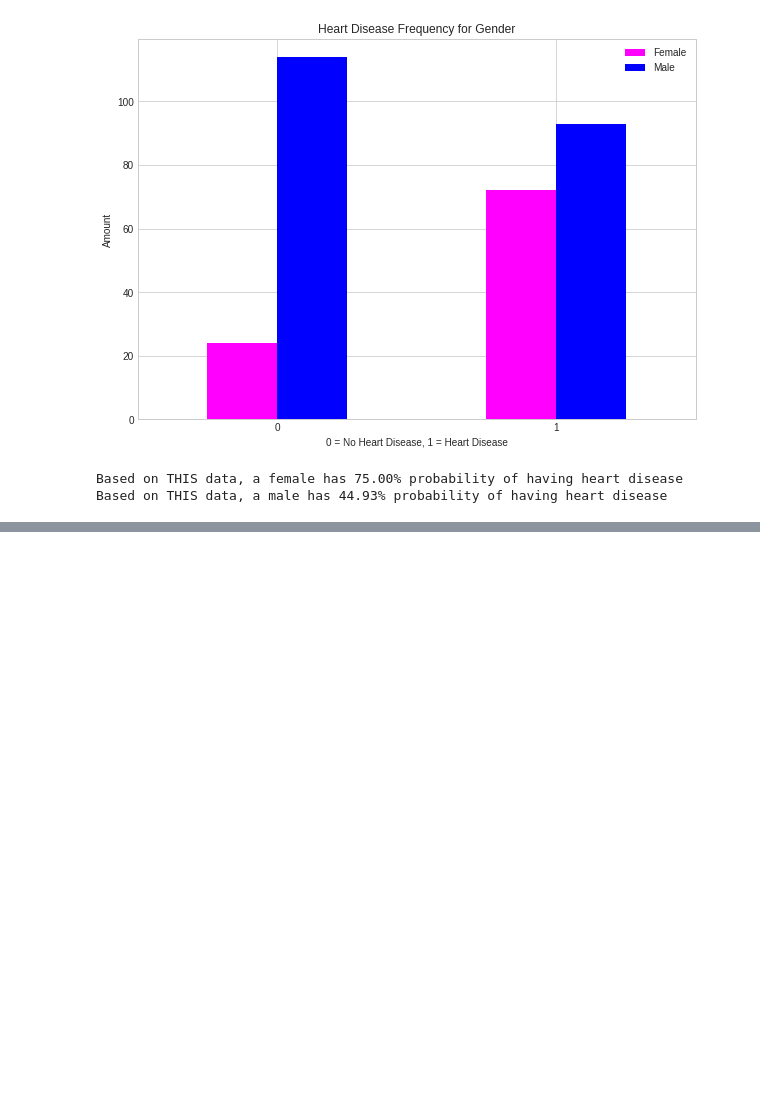
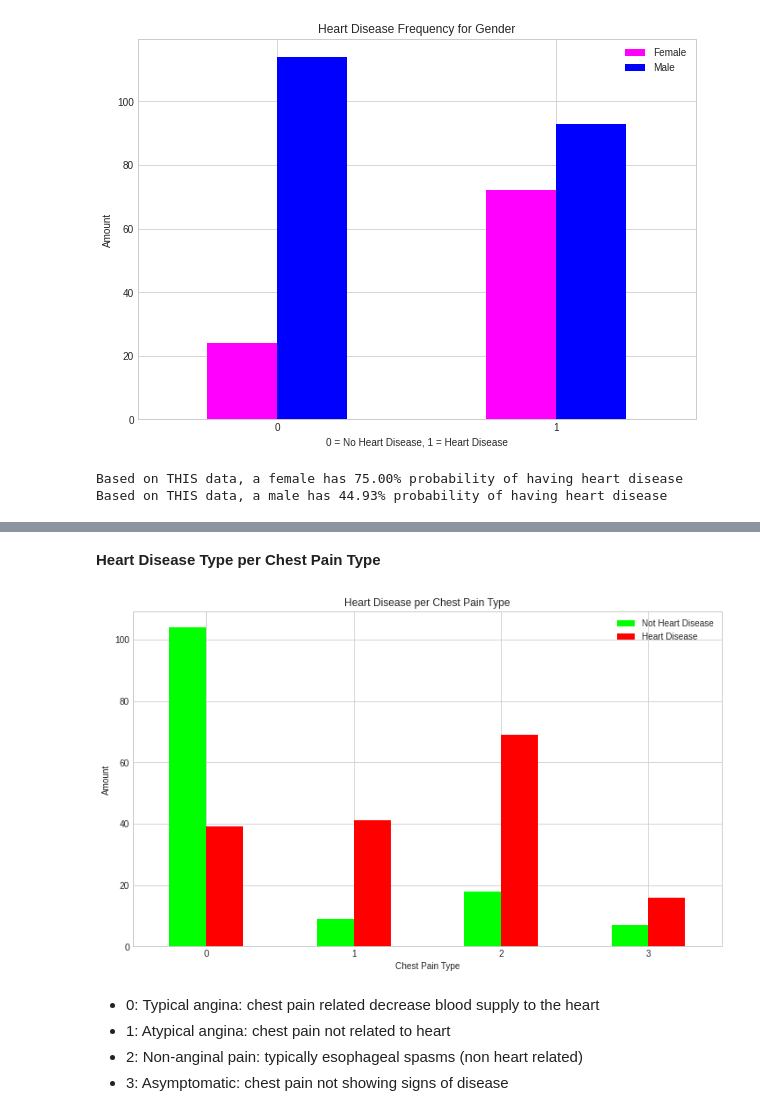
Before and after one commit to Naimul-Islam-Siam/Heart-Disease-Prediction, a Jupyter notebook: heart_disease_classification.ipynb, the cells around one changed output, grey strips where cells are left out. Cells and saved outputs as stored; diff of their text form; code cells hidden in the pictures; blank space fills up the shorter version.

```diff
--- a/heart_disease_classification.ipynb
+++ b/heart_disease_classification.ipynb
@@ -169,0 +193,18 @@ Based on THIS data, a male has 44.93% probability of having heart disease
+# %% [markdown]
+**Heart Disease Type per Chest Pain Type**
+# %%
+pd.crosstab(df["cp"], df["target"]).plot(kind="bar", color=["lime", "red"], figsize=(12, 7))
+
+plt.legend(["Not Heart Disease", "Heart Disease"])
+
+plt.title("Heart Disease per Chest Pain Type")
+plt.xlabel("Chest Pain Type")
+plt.ylabel("Amount")
+plt.xticks(rotation=0);
+# %% [output]
+[figure, added]
+# %% [markdown]
+- 0: Typical angina: chest pain related decrease blood supply to the heart
+- 1: Atypical angina: chest pain not related to heart
+- 2: Non-anginal pain: typically esophageal spasms (non heart related)
+- 3: Asymptomatic: chest pain not showing signs of disease
```
Also changed, not shown: parts of 4 cells of this notebook.
